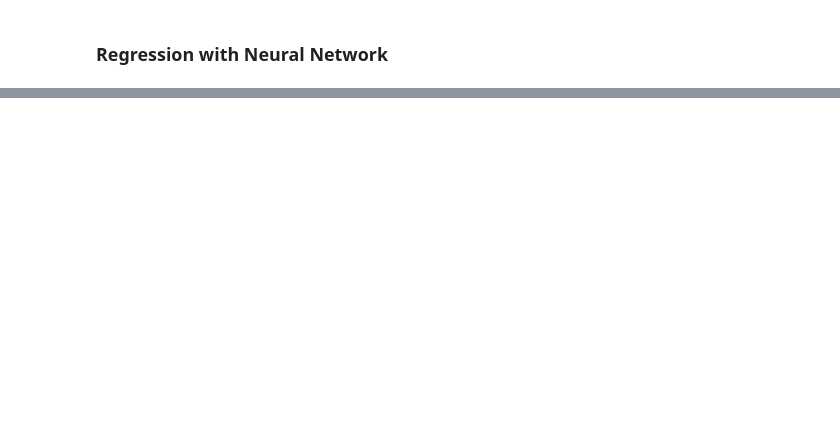
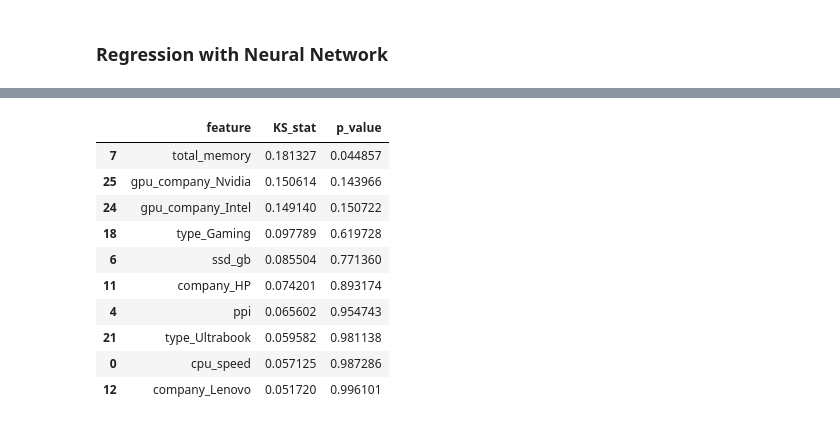
Before and after one commit to kuljitAujla/laptop-price-predictor, a Jupyter notebook: laptop-price-regression.ipynb, the cells around one changed output, grey strips where cells are left out. Saved outputs shown, nothing was run; the diff lists cells and outputs as text; code cells hidden in the pictures; blank space fills up the shorter version.

```diff
--- a/laptop-price-regression.ipynb
+++ b/laptop-price-regression.ipynb
@@ -483,0 +531,27 @@ RMSE (val): 27865861.25
+# %%
+import pandas as pd
+from scipy.stats import ks_2samp
+
+def compare_distributions(train_df, test_df):
+    diffs = []
+    for col in train_df.columns:
+        stat, p = ks_2samp(train_df[col], test_df[col])
+        diffs.append({"feature": col, "KS_stat": stat, "p_value": p})
+    return pd.DataFrame(diffs).sort_values("KS_stat", ascending=False)
+
+shift_df = compare_distributions(pd.DataFrame(x_train_array, columns=x_train.columns),
+                                 pd.DataFrame(x_test_array, columns=x_test.columns))
+
+display(shift_df.head(10))
+# %% [output]
+|  | feature | KS_stat | p_value |
+| 7 | total_memory | 0.181327 | 0.044857 |
+| 25 | gpu_company_Nvidia | 0.150614 | 0.143966 |
+| 24 | gpu_company_Intel | 0.149140 | 0.150722 |
+| 18 | type_Gaming | 0.097789 | 0.619728 |
+| 6 | ssd_gb | 0.085504 | 0.771360 |
+| 11 | company_HP | 0.074201 | 0.893174 |
+| 4 | ppi | 0.065602 | 0.954743 |
+| 21 | type_Ultrabook | 0.059582 | 0.981138 |
+| 0 | cpu_speed | 0.057125 | 0.987286 |
+| 12 | company_Lenovo | 0.051720 | 0.996101 |
```
Also changed, not shown: parts of 31 cells of this notebook.
